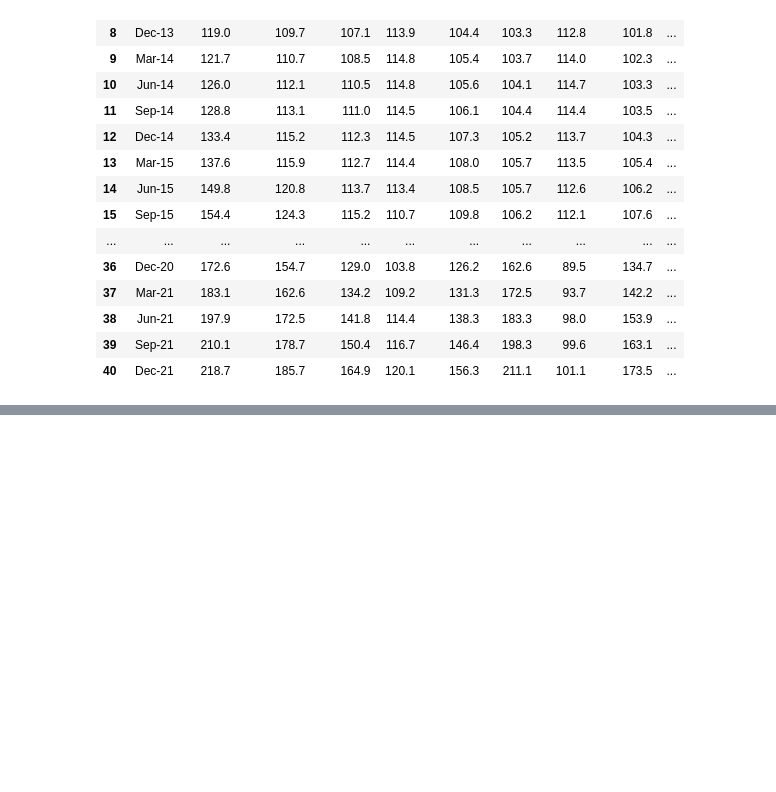
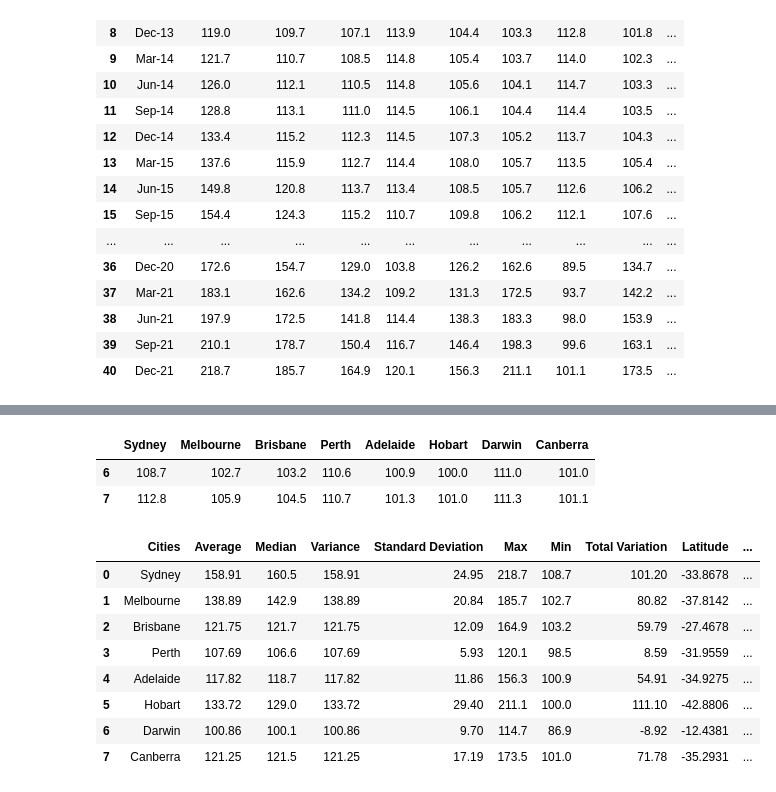
Before and after one commit to L-Tren/Project-1-Group-2, a Jupyter notebook: Project_1_Group2.ipynb, the cells around one changed output, grey strips where cells are left out. Saved outputs shown, nothing was run; the diff lists cells and outputs as text; code cells hidden in the pictures; blank space fills up the shorter version.

```diff
--- a/Project_1_Group2.ipynb
+++ b/Project_1_Group2.ipynb
@@ -96,0 +123,8 @@ df_property_price_indexes
+# %%
+reduced_df = df_property_price_indexes[['Sydney', 'Melbourne', 'Brisbane', 'Perth', 'Adelaide',
+       'Hobart', 'Darwin', 'Canberra']]
+reduced_df.head(2)
+# %% [output]
+|  | Sydney | Melbourne | Brisbane | Perth | Adelaide | Hobart | Darwin | Canberra |
+| 6 | 108.7 | 102.7 | 103.2 | 110.6 | 100.9 | 100.0 | 111.0 | 101.0 |
+| 7 | 112.8 | 105.9 | 104.5 | 110.7 | 101.3 | 101.0 | 111.3 | 101.1 |
@@ -96,0 +158,28 @@ df_property_price_indexes
+# %%
+cap_latitude = [-33.8678, -37.8142 , -27.4678, -31.9559, -34.9275,-42.8806,-12.4381,-35.2931]
+cap_longitude = [151.2100, 144.9631, 153.0281, 115.8606, 138.6000,147.3250,130.8411,149.1269]
+# %%
+
+summary_df = pd.DataFrame({'Cities':capitals,
+                           'Average':average_list,
+                           'Median':median_list,
+                           'Variance':variance_list,
+                           'Standard Deviation':stddev_list,
+                           'Max': max_list,
+                           'Min': min_list,
+                           'Total Variation': total_variation,
+                           'Latitude':cap_latitude,
+                           'Longitude':cap_longitude
+                           })
+# %%
+summary_df
+# %% [output]
+|  | Cities | Average | Median | Variance | Standard Deviation | Max | Min | Total Variation | Latitude | ... |
+| 0 | Sydney | 158.91 | 160.5 | 158.91 | 24.95 | 218.7 | 108.7 | 101.20 | -33.8678 | ... |
+| 1 | Melbourne | 138.89 | 142.9 | 138.89 | 20.84 | 185.7 | 102.7 | 80.82 | -37.8142 | ... |
+| 2 | Brisbane | 121.75 | 121.7 | 121.75 | 12.09 | 164.9 | 103.2 | 59.79 | -27.4678 | ... |
+| 3 | Perth | 107.69 | 106.6 | 107.69 | 5.93 | 120.1 | 98.5 | 8.59 | -31.9559 | ... |
+| 4 | Adelaide | 117.82 | 118.7 | 117.82 | 11.86 | 156.3 | 100.9 | 54.91 | -34.9275 | ... |
+| 5 | Hobart | 133.72 | 129.0 | 133.72 | 29.40 | 211.1 | 100.0 | 111.10 | -42.8806 | ... |
+| 6 | Darwin | 100.86 | 100.1 | 100.86 | 9.70 | 114.7 | 86.9 | -8.92 | -12.4381 | ... |
+| 7 | Canberra | 121.25 | 121.5 | 121.25 | 17.19 | 173.5 | 101.0 | 71.78 | -35.2931 | ... |
```
Also changed, not shown: parts of 9 cells of this notebook.
